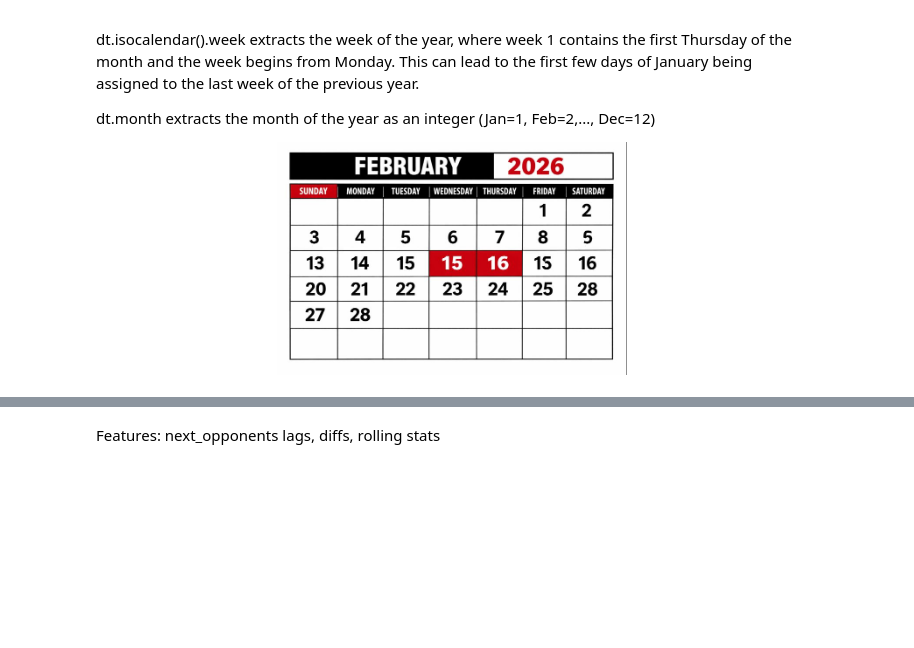
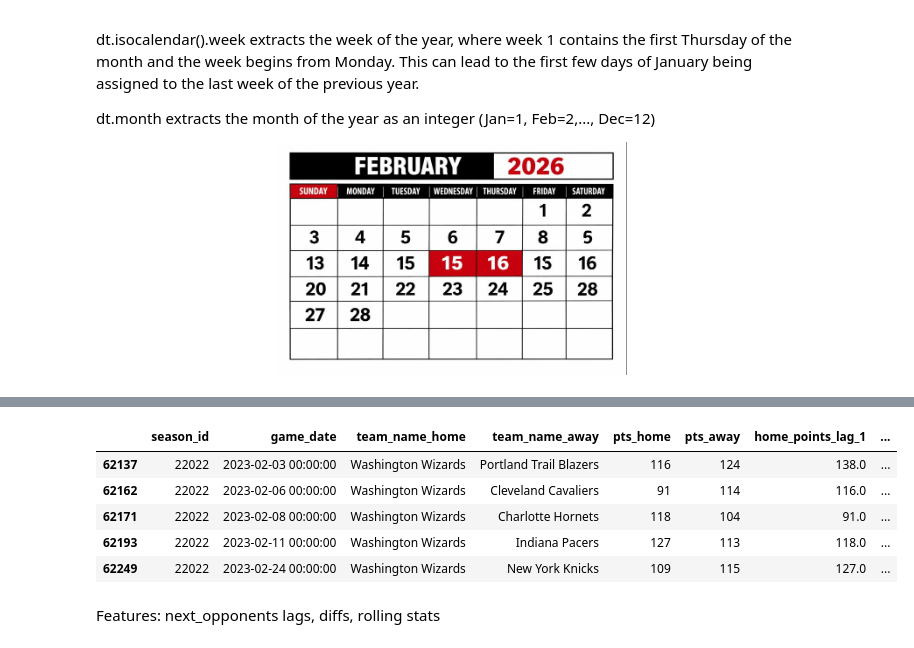
Before and after one commit to rhaswah/ds-tutorials, a Jupyter notebook: NBA_forecast_time_series/NBA_forecast.ipynb, the cells around one changed output, grey strips where cells are left out. Cells and saved outputs as stored; diff of their text form; code cells hidden in the pictures; blank space fills up the shorter version.

```diff
--- a/NBA_forecast_time_series/NBA_forecast.ipynb
+++ b/NBA_forecast_time_series/NBA_forecast.ipynb
@@ -86,3 +189,21 @@ df_games.head()
+# %%
+# Lags
+df_games['home_points_lag_1'] = (df_games.groupby(['team_name_home', 'season_id']) \
+        ['pts_home'].shift(1))
+df_games['away_points_lag_1'] = (df_games.groupby(['team_name_away', 'season_id']) \
+        ['pts_away'].shift(1))
+# how well do they match up?
+df_games['points_lag_1_difference'] = df_games['home_points_lag_1'] - df_games['away_points_lag_1']
+
+df_games.sort_values(by=['season_id','team_name_home','game_date'])[['season_id','game_date','team_name_home','team_name_away','pts_home',
+          'pts_away','home_points_lag_1','away_points_lag_1','points_lag_1_difference']].tail()
+# %% [output]
+|  | season_id | game_date | team_name_home | team_name_away | pts_home | pts_away | home_points_lag_1 | ... |
+| 62137 | 22022 | 2023-02-03 00:00:00 | Washington Wizards | Portland Trail Blazers | 116 | 124 | 138.0 | ... |
+| 62162 | 22022 | 2023-02-06 00:00:00 | Washington Wizards | Cleveland Cavaliers | 91 | 114 | 116.0 | ... |
+| 62171 | 22022 | 2023-02-08 00:00:00 | Washington Wizards | Charlotte Hornets | 118 | 104 | 91.0 | ... |
+| 62193 | 22022 | 2023-02-11 00:00:00 | Washington Wizards | Indiana Pacers | 127 | 113 | 118.0 | ... |
+| 62249 | 22022 | 2023-02-24 00:00:00 | Washington Wizards | New York Knicks | 109 | 115 | 127.0 | ... |
 # %%
 df_games['
 # %% [markdown]
```
Also changed, not shown: parts of 13 cells of this notebook, 1 other file.
